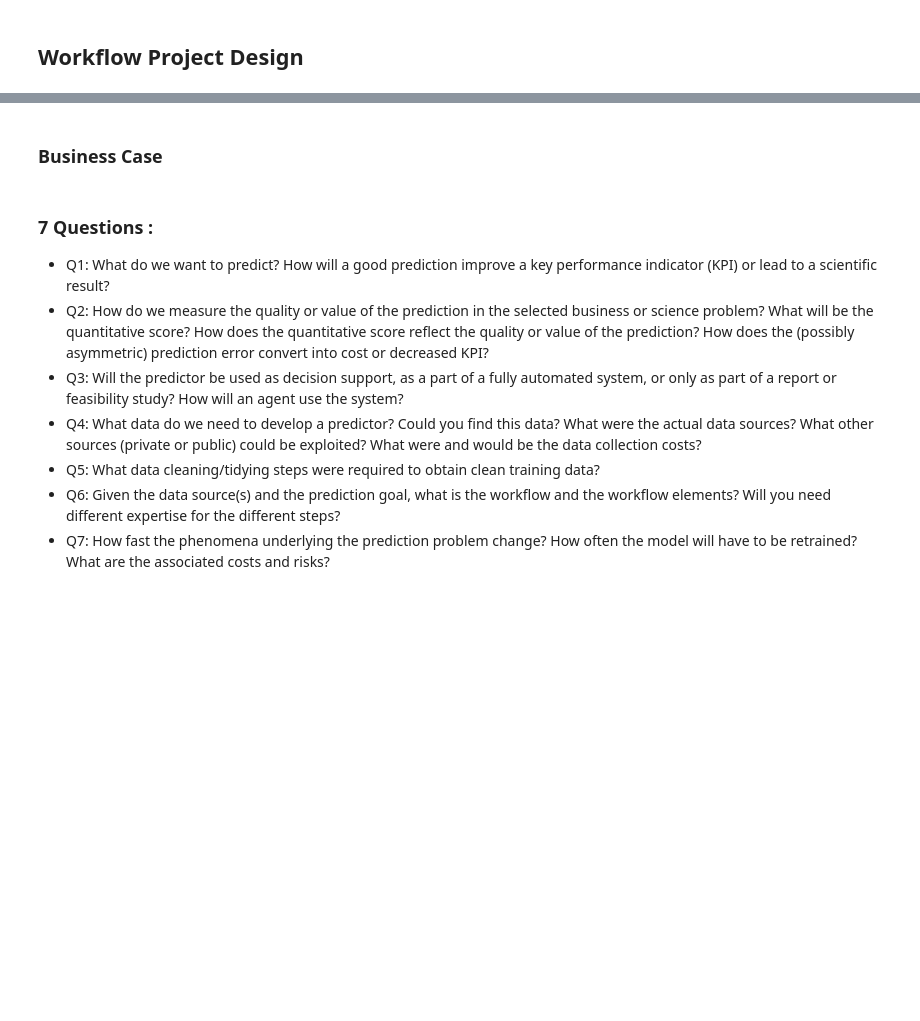
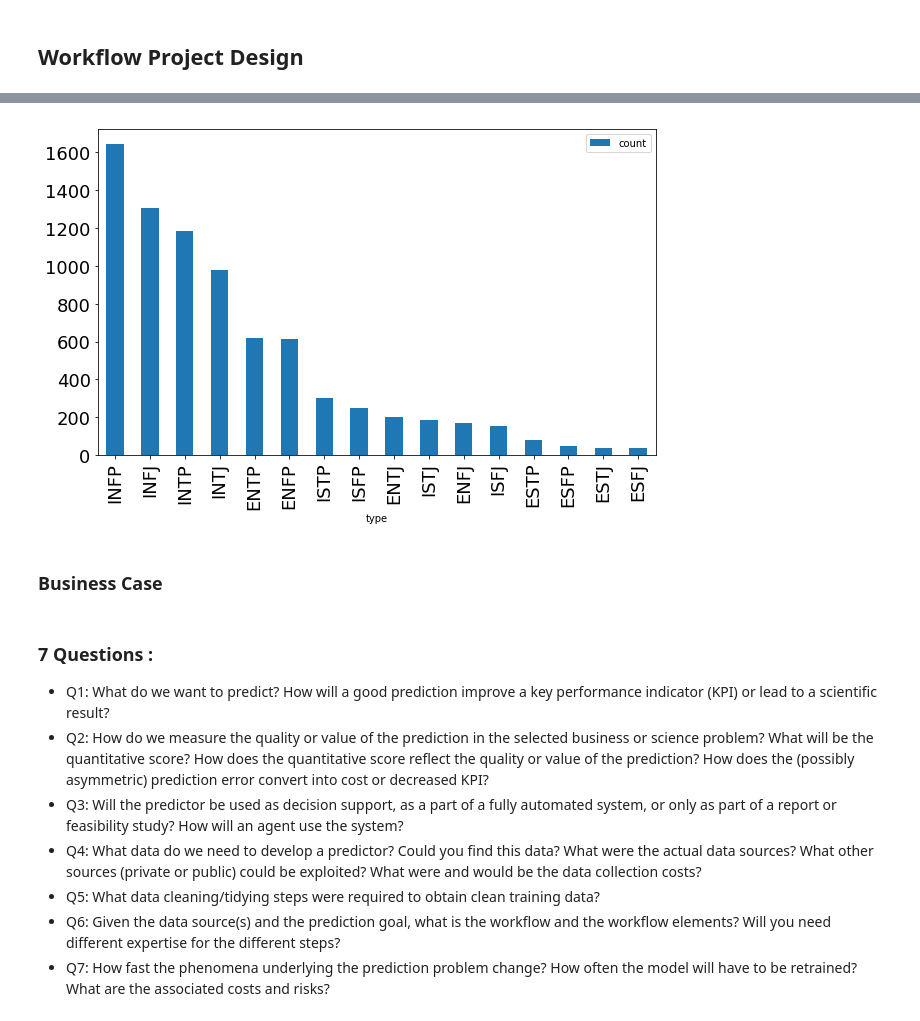
Before and after one commit to xiangnanyue/mbti_kaggle, a Jupyter notebook: 7q_xnyue.ipynb, the cells around one changed output, grey strips where cells are left out. Saved outputs shown, nothing was run; the diff lists cells and outputs as text; code cells hidden in the pictures; blank space fills up the shorter version.

```diff
--- a/7q_xnyue.ipynb
+++ b/7q_xnyue.ipynb
@@ -4,0 +51,8 @@
+# %%
+df.groupby('type').count()[['posts']].rename(
+    columns={'posts': 'count'}).sort_values(
+    'count', ascending=False).reset_index().plot.bar(
+        x='type', y='count', figsize=(10, 6), fontsize=18);
+plt.show()
+# %% [output]
+[figure, added]
```
Also changed, not shown: parts of 7 cells of this notebook, 2 other files.
